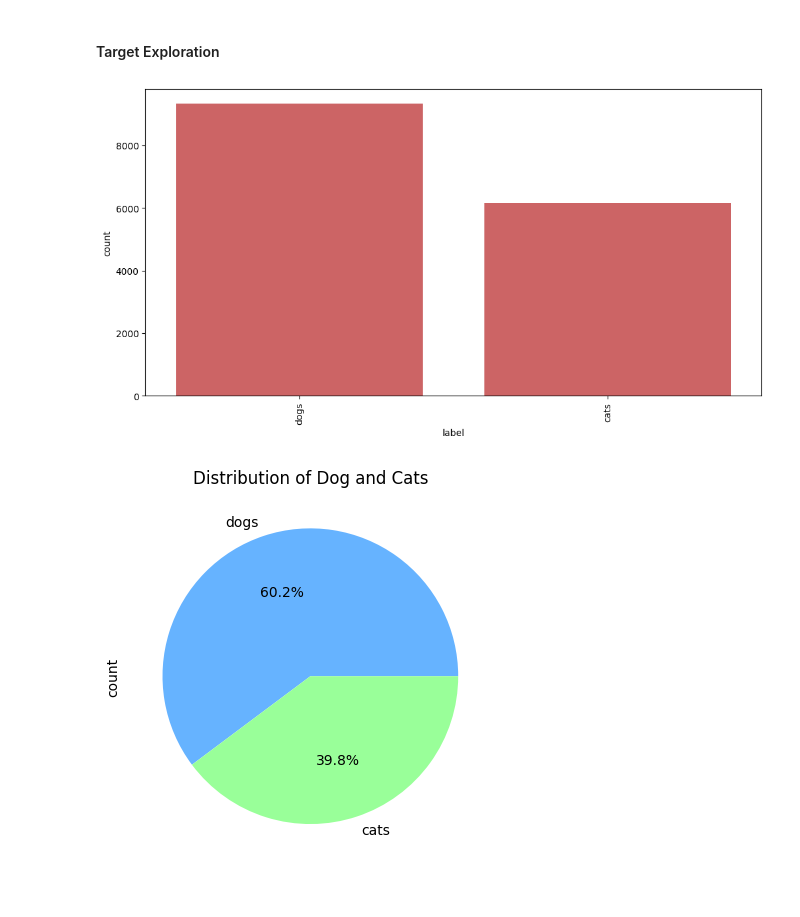
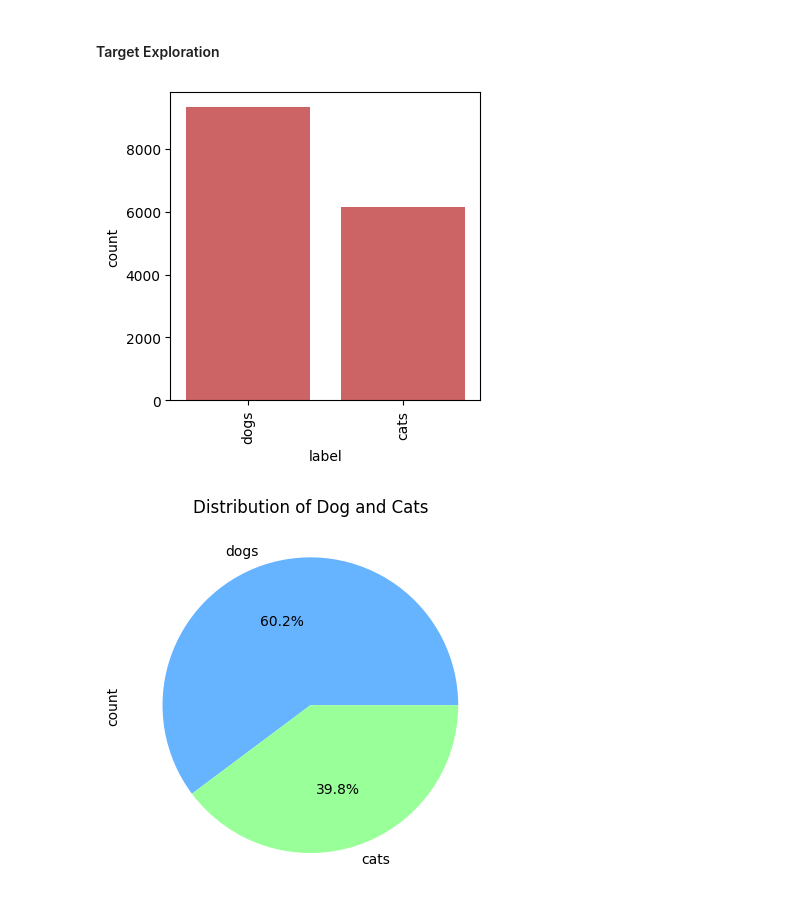
Before and after one commit to diwaleva/naive-bayes-multinomial-guassian-burnoulli, a Jupyter notebook: Naive-bayes-multinomial-guassian-burnoulli.ipynb, the cells around one changed output. Cells and saved outputs as stored; diff of their text form; code cells hidden in the pictures.

```diff
--- a/Naive-bayes-multinomial-guassian-burnoulli.ipynb
+++ b/Naive-bayes-multinomial-guassian-burnoulli.ipynb
@@ -82,13 +82,13 @@ dtype: int64
 # %%
 ### Data Pre-processing
 cnt_tag = y.value_counts()
 
-plt.figure(figsize=(12,6))
+plt.figure(figsize=(4,4))
 sns.barplot(cnt_tag, alpha=0.8, color=color[3])
 plt.xticks(rotation='vertical')
 plt.show()
 # %% [output]
-[figure, old version]
+[figure, new version]
 # %%
 # EDA 1: Distribution of Classes
 class_distribution = y.value_counts()
```
Also changed, not shown: parts of 15 cells of this notebook.
